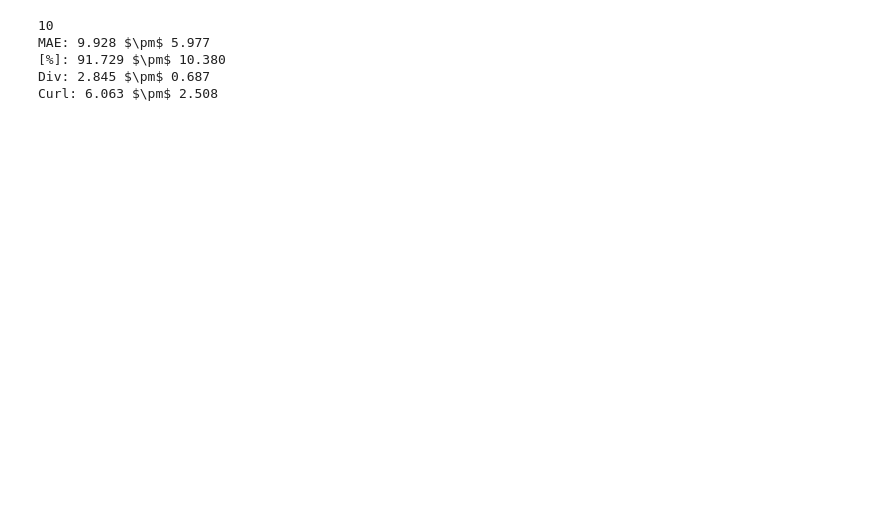
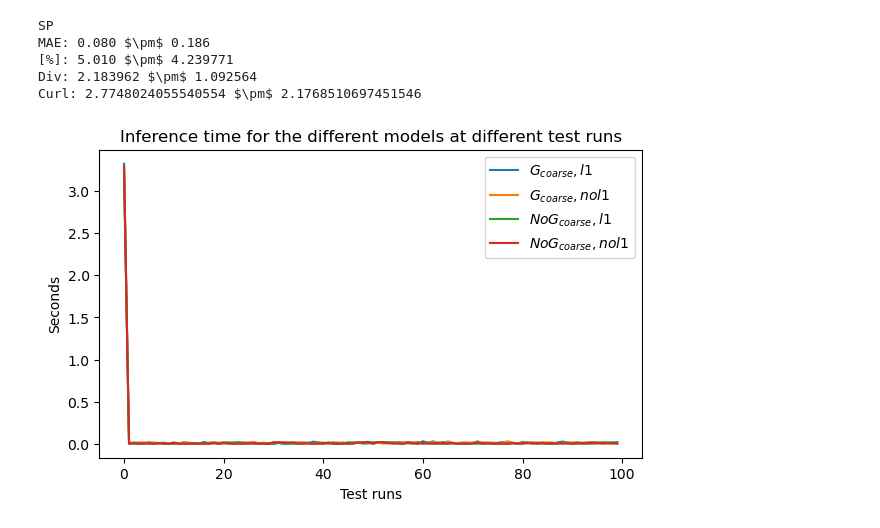
Before and after one commit to andreagboa/magfield-prediction, a Jupyter notebook: checkpoints/boundary_1_256/read_df_models.ipynb, the cells around one changed output. Drawn from its saved outputs; the diff is of its cells as text; code cells hidden in the pictures; blank space fills up the shorter version.

```diff
--- a/checkpoints/boundary_1_256/read_df_models.ipynb
+++ b/checkpoints/boundary_1_256/read_df_models.ipynb
@@ -10,16 +10,35 @@ from pathlib import Path
 
 import datetime
 # %%
-df = pd.read_pickle(f'in_94_coarseG_l1_230609_170430.p')
+df = pd.read_pickle(f'in_94_coarseG_l1_230611_121252100.p')
 
-print('CoarseG, l1')
+print('SP')
 print(f'MAE: {df["MSE"][0].mean():.3f}' + ' $\pm$ '+f'{df["MSE"][0].std():.3f}')
-print(f'[%]: {(df["MAPE"][0]).mean():.3f}' + ' $\pm$ '+f'{df["MAPE"][0].std():.3f}')
-print(f'Div: {df["div"][0].mean():.3f}' + ' $\pm$ '+f'{df["div"][0].std():.3f}')
-print(f'Curl: {df["curl"][0].mean():.3f}' + ' $\pm$ '+f'{df["curl"][0].std():.3f}')
+print(f'[%]: {(df["MAPE"][0]).mean():.3f}' + ' $\pm$ '+f'{df["MAPE"][0].std():.6f}')
+print(f'Div: {df["div"][0].mean():.6f}' + ' $\pm$ '+f'{df["div"][0].std():.6f}')
+print(f'Curl: {df["curl"][0].mean()}' + ' $\pm$ '+f'{df["curl"][0].std()}')
 # %% [output]
-10
-MAE: 9.928 $\pm$ 5.977
-[%]: 91.729 $\pm$ 10.380
-Div: 2.845 $\pm$ 0.687
-Curl: 6.063 $\pm$ 2.508
+SP
+MAE: 0.080 $\pm$ 0.186
+[%]: 5.010 $\pm$ 4.239771
+Div: 2.183962 $\pm$ 1.092564
+Curl: 2.7748024055540554 $\pm$ 2.1768510697451546
+# %%
+df1 = pd.read_pickle(f'in_94_coarseG_l1_230611_121252100.p')
+df2 = pd.read_pickle(f'in_94_coarseG_l1False_230611_125644_100.p')
+df3 = pd.read_pickle(f'in_94_l1_230611_125721_100.p')
+df4 = pd.read_pickle(f'in_94_lightweight_230611_125803_100.p')
+# df5 = pd.read_pickle(f'in_94_coarseG_l1_230611_121252100.p')
+# %%
+fig = plt.figure(figsize=(7,4))
+plt.plot(df1['inference'].to_numpy()[0],label=r'$G_{coarse}, l1$')
+plt.plot(df2['inference'].to_numpy()[0],label=r'$G_{coarse}, no l1$')
+plt.plot(df3['inference'].to_numpy()[0],label=r'$No G_{coarse}, l1$')
+plt.plot(df4['inference'].to_numpy()[0],label=r'$No G_{coarse}, nol1$')
+plt.xlabel('Test runs')
+plt.ylabel('Seconds')
+plt.title('Inference time for the different models at different test runs')
+plt.legend()
+plt.savefig('inference_time_models.pdf')
+# %% [output]
+[figure, added]
```
Also changed, not shown: parts of 5 cells of this notebook, 16 other files.
